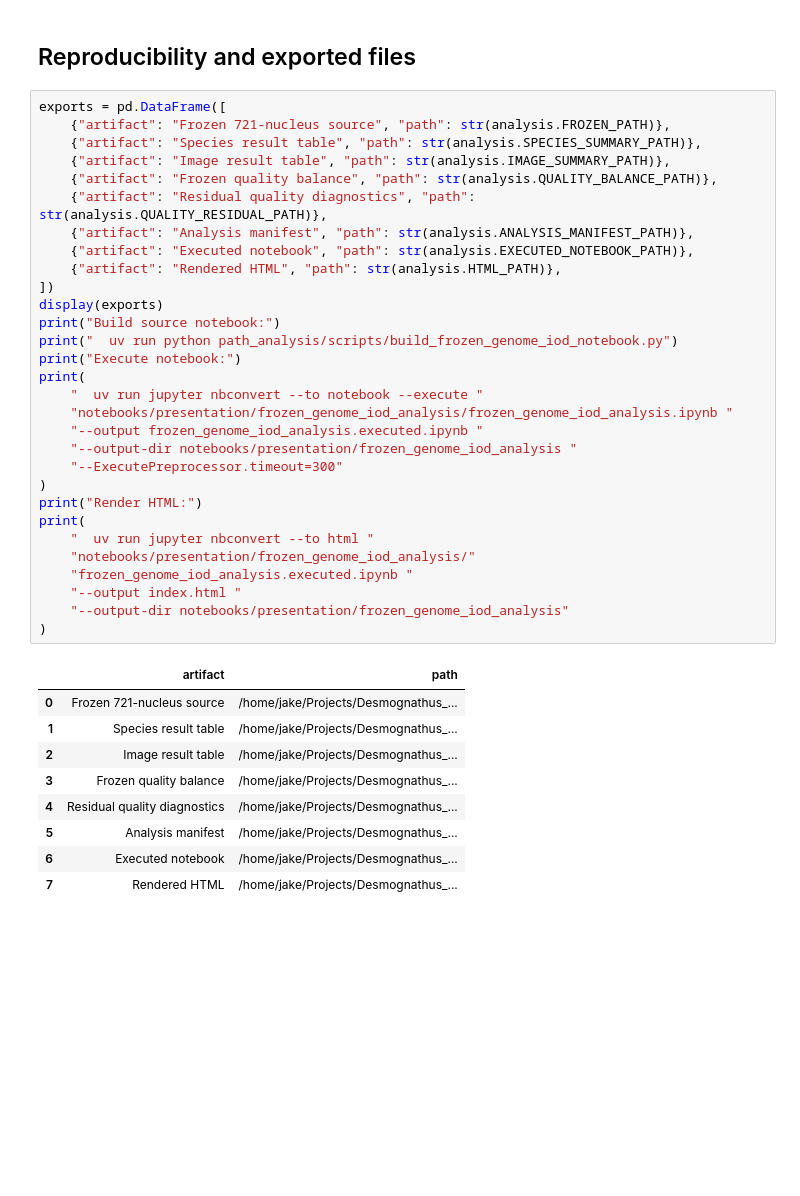
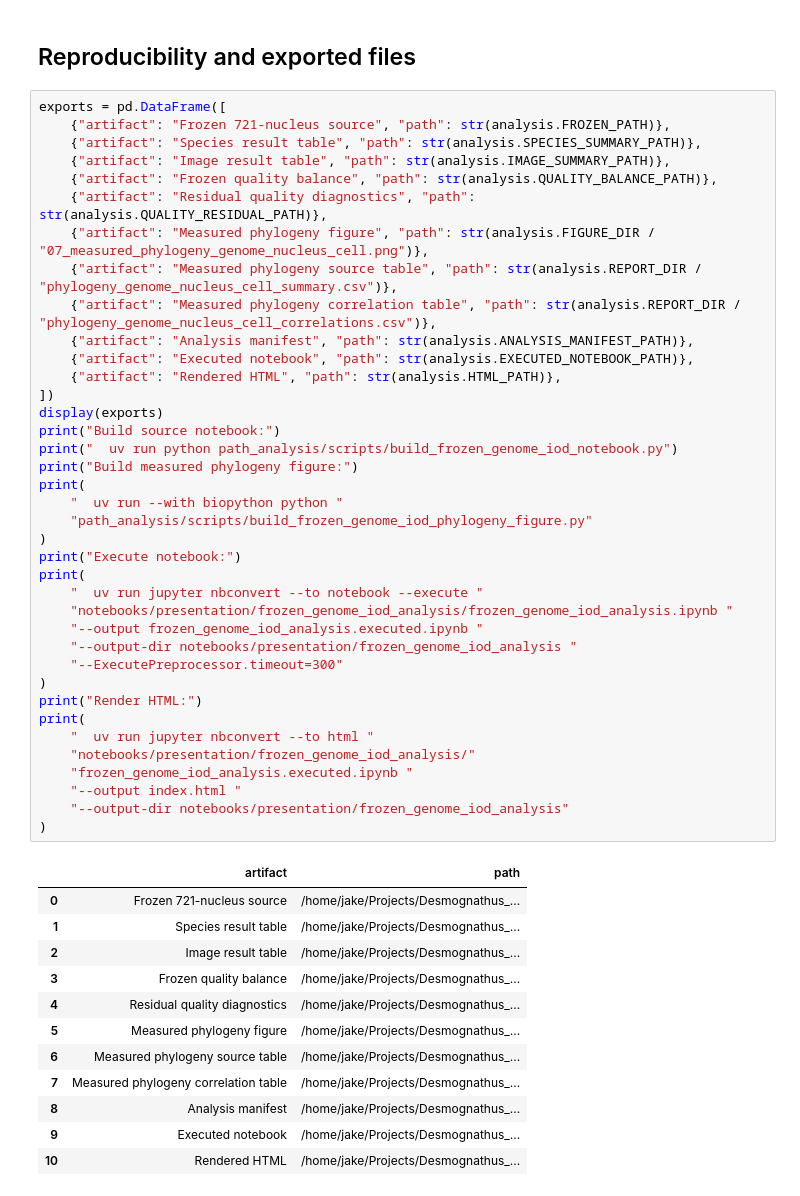
Before and after one commit to Jakeelamb/Desmognathus_TE_analysis, a Jupyter notebook: notebooks/presentation/frozen_genome_iod_analysis/frozen_genome_iod_analysis.executed.ipynb, the cells around one changed output. Cells and saved outputs as stored; diff of their text form; blank space fills up the shorter version.

Commit message:
analysis: add measured phylogeny trait violins

```diff
--- a/notebooks/presentation/frozen_genome_iod_analysis/frozen_genome_iod_analysis.executed.ipynb
+++ b/notebooks/presentation/frozen_genome_iod_analysis/frozen_genome_iod_analysis.executed.ipynb
@@ -655,38 +698,49 @@ exports = pd.DataFrame([
     {"artifact": "Image result table", "path": str(analysis.IMAGE_SUMMARY_PATH)},
     {"artifact": "Frozen quality balance", "path": str(analysis.QUALITY_BALANCE_PATH)},
     {"artifact": "Residual quality diagnostics", "path": str(analysis.QUALITY_RESIDUAL_PATH)},
+    {"artifact": "Measured phylogeny figure", "path": str(analysis.FIGURE_DIR / "07_measured_phylogeny_genome_nucleus_cell.png")},
+    {"artifact": "Measured phylogeny source table", "path": str(analysis.REPORT_DIR / "phylogeny_genome_nucleus_cell_summary.csv")},
+    {"artifact": "Measured phylogeny correlation table", "path": str(analysis.REPORT_DIR / "phylogeny_genome_nucleus_cell_correlations.csv")},
     {"artifact": "Analysis manifest", "path": str(analysis.ANALYSIS_MANIFEST_PATH)},
     {"artifact": "Executed notebook", "path": str(analysis.EXECUTED_NOTEBOOK_PATH)},
     {"artifact": "Rendered HTML", "path": str(analysis.HTML_PATH)},
 ])
 display(exports)
 print("Build source notebook:")
 print("  uv run python path_analysis/scripts/build_frozen_genome_iod_notebook.py")
+print("Build measured phylogeny figure:")
+print(
+    "  uv run --with biopython python "
+    "path_analysis/scripts/build_frozen_genome_iod_phylogeny_figure.py"
+)
 print("Execute notebook:")
 print(
     "  uv run jupyter nbconvert --to notebook --execute "
     "notebooks/presentation/frozen_genome_iod_analysis/frozen_genome_iod_analysis.ipynb "
     "--output frozen_genome_iod_analysis.executed.ipynb "
     "--output-dir notebooks/presentation/frozen_genome_iod_analysis "
     "--ExecutePreprocessor.timeout=300"
 )
 print("Render HTML:")
 print(
     "  uv run jupyter nbconvert --to html "
     "notebooks/presentation/frozen_genome_iod_analysis/"
     "frozen_genome_iod_analysis.executed.ipynb "
     "--output index.html "
     "--output-dir notebooks/presentation/frozen_genome_iod_analysis"
 )
 # %% [output]
 |  | artifact | path |
 | 0 | Frozen 721-nucleus source | /home/jake/Projects/Desmognathus_... |
 | 1 | Species result table | /home/jake/Projects/Desmognathus_... |
 | 2 | Image result table | /home/jake/Projects/Desmognathus_... |
 | 3 | Frozen quality balance | /home/jake/Projects/Desmognathus_... |
 | 4 | Residual quality diagnostics | /home/jake/Projects/Desmognathus_... |
-| 5 | Analysis manifest | /home/jake/Projects/Desmognathus_... |
-| 6 | Executed notebook | /home/jake/Projects/Desmognathus_... |
-| 7 | Rendered HTML | /home/jake/Projects/Desmognathus_... |
+| 5 | Measured phylogeny figure | /home/jake/Projects/Desmognathus_... |
+| 6 | Measured phylogeny source table | /home/jake/Projects/Desmognathus_... |
+| 7 | Measured phylogeny correlation table | /home/jake/Projects/Desmognathus_... |
+| 8 | Analysis manifest | /home/jake/Projects/Desmognathus_... |
+| 9 | Executed notebook | /home/jake/Projects/Desmognathus_... |
+| 10 | Rendered HTML | /home/jake/Projects/Desmognathus_... |
 Build source notebook:
   uv run python path_analysis/scripts/build_frozen_genome_iod_notebook.py
```
Also changed, not shown: parts of 4 cells of this notebook, 11 other files.
